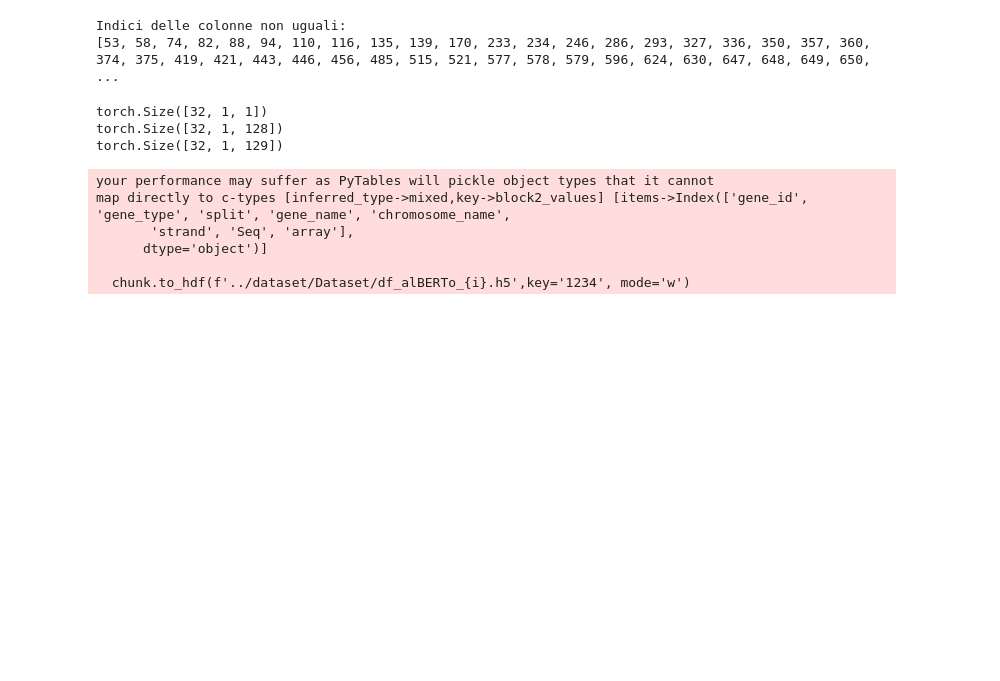
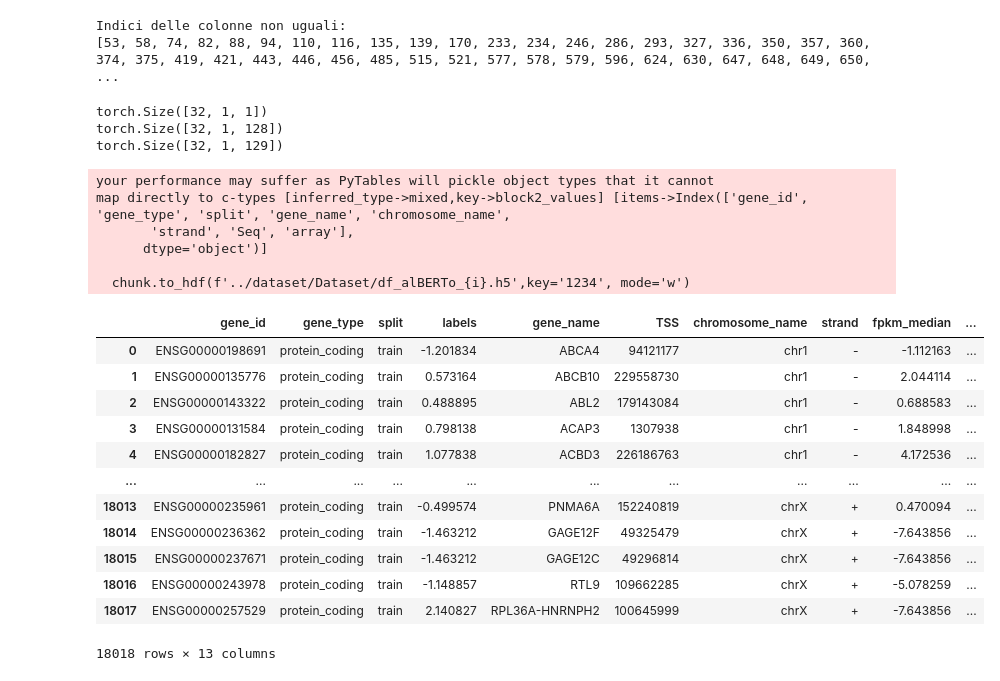
Before and after one commit to IloDan/GX_alBERTo, a Jupyter notebook: data_manipulation/data_manipulation.ipynb, the cells around one changed output. Drawn from its saved outputs; the diff is of its cells as text; code cells hidden in the pictures; blank space fills up the shorter version.

```diff
--- a/data_manipulation/data_manipulation.ipynb
+++ b/data_manipulation/data_manipulation.ipynb
@@ -178,6 +178,30 @@ map directly to c-types [inferred_type->mixed,key->block2_values] [items->Index(
       dtype='object')]
 
   chunk.to_hdf(f'../dataset/Dataset/df_alBERTo_{i}.h5',key='1234', mode='w')
+# %%
+df0 = pd.read_hdf('../dataset/Dataset/df_alBERTo_0.h5', key='1234', mode='r')
+df1 = pd.read_hdf('../dataset/Dataset/df_alBERTo_1.h5', key='1234', mode='r')
+df2 = pd.read_hdf('../dataset/Dataset/df_alBERTo_2.h5', key='1234', mode='r')
+df3 = pd.read_hdf('../dataset/Dataset/df_alBERTo_3.h5', key='1234', mode='r')
+df4 = pd.read_hdf('../dataset/Dataset/df_alBERTo_4.h5', key='1234', mode='r')
+df5 = pd.read_hdf('../dataset/Dataset/df_alBERTo_5.h5', key='1234', mode='r')
+
+df= pd.concat([df0, df1, df2, df3, df4, df5])
+df
+# %% [output]
+|  | gene_id | gene_type | split | labels | gene_name | TSS | chromosome_name | strand | fpkm_median | ... |
+| 0 | ENSG00000198691 | protein_coding | train | -1.201834 | ABCA4 | 94121177 | chr1 | - | -1.112163 | ... |
+| 1 | ENSG00000135776 | protein_coding | train | 0.573164 | ABCB10 | 229558730 | chr1 | - | 2.044114 | ... |
+| 2 | ENSG00000143322 | protein_coding | train | 0.488895 | ABL2 | 179143084 | chr1 | - | 0.688583 | ... |
+| 3 | ENSG00000131584 | protein_coding | train | 0.798138 | ACAP3 | 1307938 | chr1 | - | 1.848998 | ... |
+| 4 | ENSG00000182827 | protein_coding | train | 1.077838 | ACBD3 | 226186763 | chr1 | - | 4.172536 | ... |
+| ... | ... | ... | ... | ... | ... | ... | ... | ... | ... | ... |
+| 18013 | ENSG00000235961 | protein_coding | train | -0.499574 | PNMA6A | 152240819 | chrX | + | 0.470094 | ... |
+| 18014 | ENSG00000236362 | protein_coding | train | -1.463212 | GAGE12F | 49325479 | chrX | + | -7.643856 | ... |
+| 18015 | ENSG00000237671 | protein_coding | train | -1.463212 | GAGE12C | 49296814 | chrX | + | -7.643856 | ... |
+| 18016 | ENSG00000243978 | protein_coding | train | -1.148857 | RTL9 | 109662285 | chrX | + | -5.078259 | ... |
+| 18017 | ENSG00000257529 | protein_coding | train | 2.140827 | RPL36A-HNRNPH2 | 100645999 | chrX | + | -7.643856 | ... |
+18018 rows × 13 columns
 # %%
 #controlla se la colonna 'StringSeq' è stata creata correttamente confrontandola con la colonna 'Seq'
 for index, row in dataset.iterrows():
```
Also changed, not shown: parts of 1 cell of this notebook, 1 other file.
